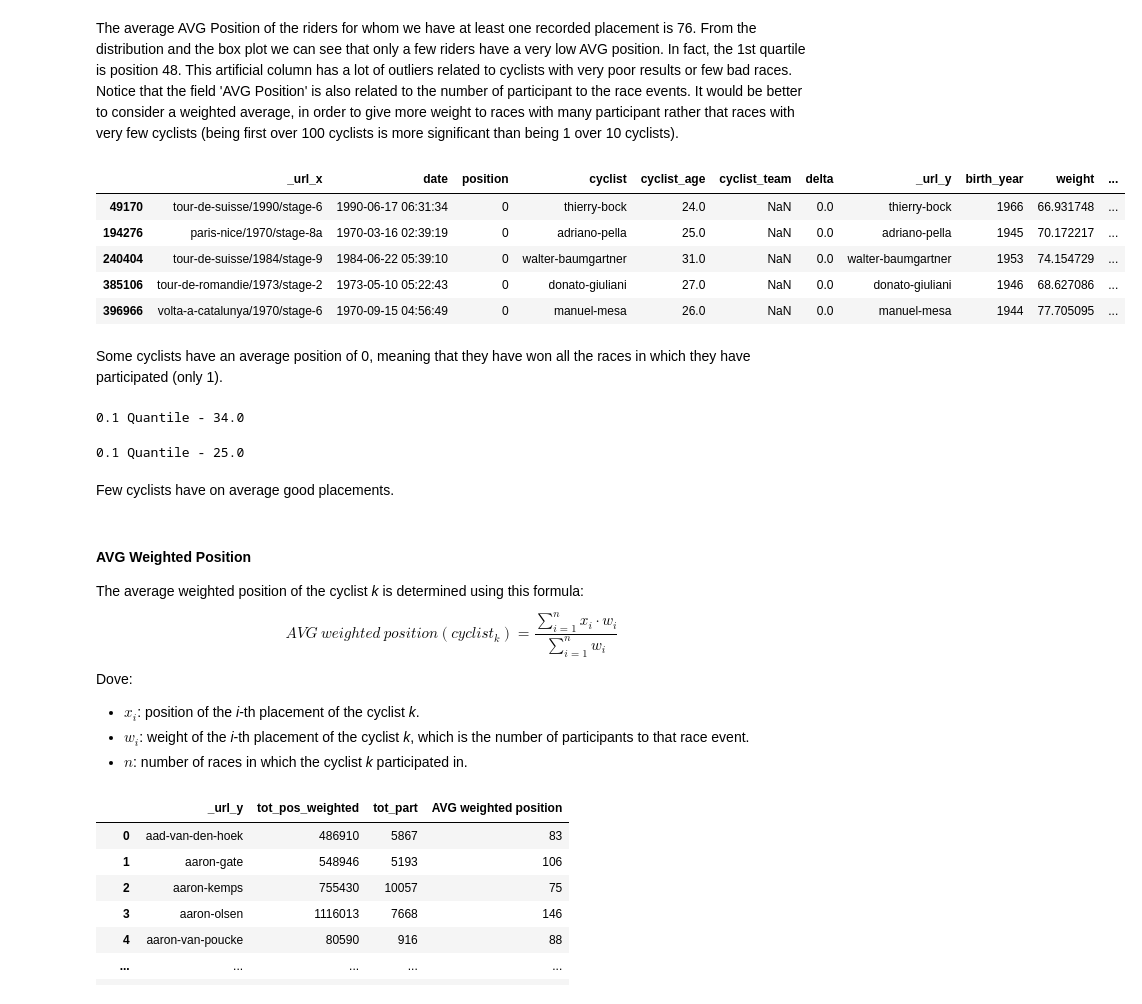
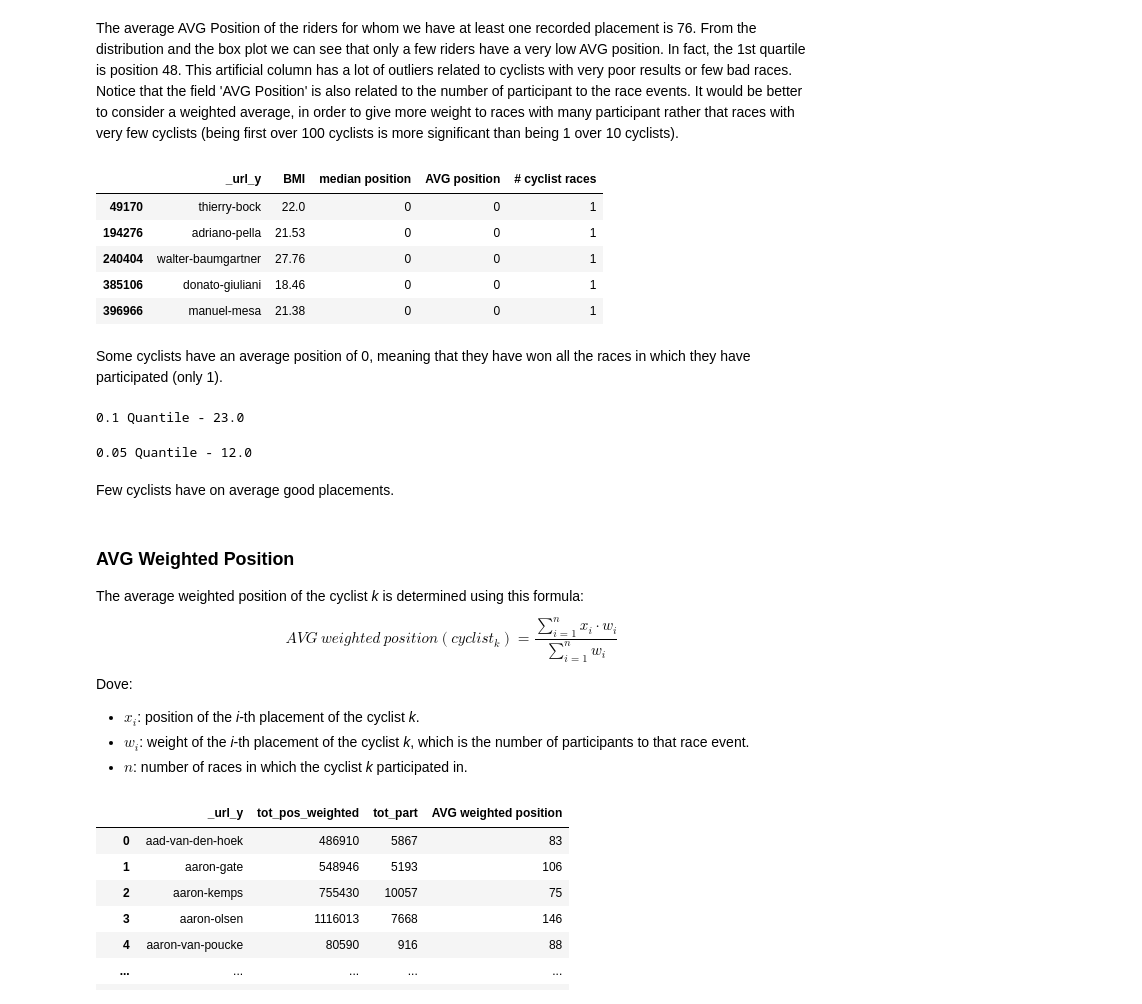
Before and after one commit to luca-rizzo/dm-2024-project, a Jupyter notebook: notebook/data_understanding_cyclists.ipynb, the cells around one changed output. Cells and saved outputs as stored; diff of their text form; code cells hidden in the pictures.

```diff
--- a/notebook/data_understanding_cyclists.ipynb
+++ b/notebook/data_understanding_cyclists.ipynb
@@ -2016,28 +2211,28 @@ Outliers: [192, 193, 195, 199, 200, 205, 188, 189]
 The average AVG Position of the riders for whom we have at least one recorded placement is 76. From the distribution and the box plot we can see that only a few riders have a very low AVG position. In fact, the 1st quartile is position 48. This artificial column has a lot of outliers related to cyclists with very poor results or few bad races. <br>
 Notice that the field 'AVG Position' is also related to the number of participant to the race events. It would be better to consider a weighted average, in order to give more weight to races with many participant rather that races with very few cyclists (being first over 100 cyclists is more significant than being 1 over 10 cyclists).
 # %%
-join_result[join_result['AVG position']==0]
+cyclists_performances[cyclists_performances['AVG position']==0]
 # %% [output]
-|  | _url_x | date | position | cyclist | cyclist_age | cyclist_team | delta | _url_y | birth_year | weight | ... |
-| 49170 | tour-de-suisse/1990/stage-6 | 1990-06-17 06:31:34 | 0 | thierry-bock | 24.0 | NaN | 0.0 | thierry-bock | 1966 | 66.931748 | ... |
-| 194276 | paris-nice/1970/stage-8a | 1970-03-16 02:39:19 | 0 | adriano-pella | 25.0 | NaN | 0.0 | adriano-pella | 1945 | 70.172217 | ... |
-| 240404 | tour-de-suisse/1984/stage-9 | 1984-06-22 05:39:10 | 0 | walter-baumgartner | 31.0 | NaN | 0.0 | walter-baumgartner | 1953 | 74.154729 | ... |
-| 385106 | tour-de-romandie/1973/stage-2 | 1973-05-10 05:22:43 | 0 | donato-giuliani | 27.0 | NaN | 0.0 | donato-giuliani | 1946 | 68.627086 | ... |
-| 396966 | volta-a-catalunya/1970/stage-6 | 1970-09-15 04:56:49 | 0 | manuel-mesa | 26.0 | NaN | 0.0 | manuel-mesa | 1944 | 77.705095 | ... |
+|  | _url_y | BMI | median position | AVG position | # cyclist races |
+| 49170 | thierry-bock | 22.0 | 0 | 0 | 1 |
+| 194276 | adriano-pella | 21.53 | 0 | 0 | 1 |
+| 240404 | walter-baumgartner | 27.76 | 0 | 0 | 1 |
+| 385106 | donato-giuliani | 18.46 | 0 | 0 | 1 |
+| 396966 | manuel-mesa | 21.38 | 0 | 0 | 1 |
 # %% [markdown]
 Some cyclists have an average position of 0, meaning that they have won all the races in which they have participated (only 1).
 # %%
-print(f"0.1 Quantile - {join_result['AVG position'].quantile(.1)}")
+print(f"0.1 Quantile - {cyclists_performances['AVG position'].quantile(.1)}")
 # %% [output]
-0.1 Quantile - 34.0
+0.1 Quantile - 23.0
 # %%
-print(f"0.1 Quantile - {join_result['AVG position'].quantile(.05)}")
+print(f"0.05 Quantile - {cyclists_performances['AVG position'].quantile(.05)}")
 # %% [output]
-0.1 Quantile - 25.0
+0.05 Quantile - 12.0
 # %% [markdown]
 Few cyclists have on average good placements.
 # %% [markdown]
-#### AVG Weighted Position
+### AVG Weighted Position
 
 The average weighted position of the cyclist _k_ is determined using this formula:
 $$
```
Also changed, not shown: parts of 112 cells of this notebook, 1 other file.
